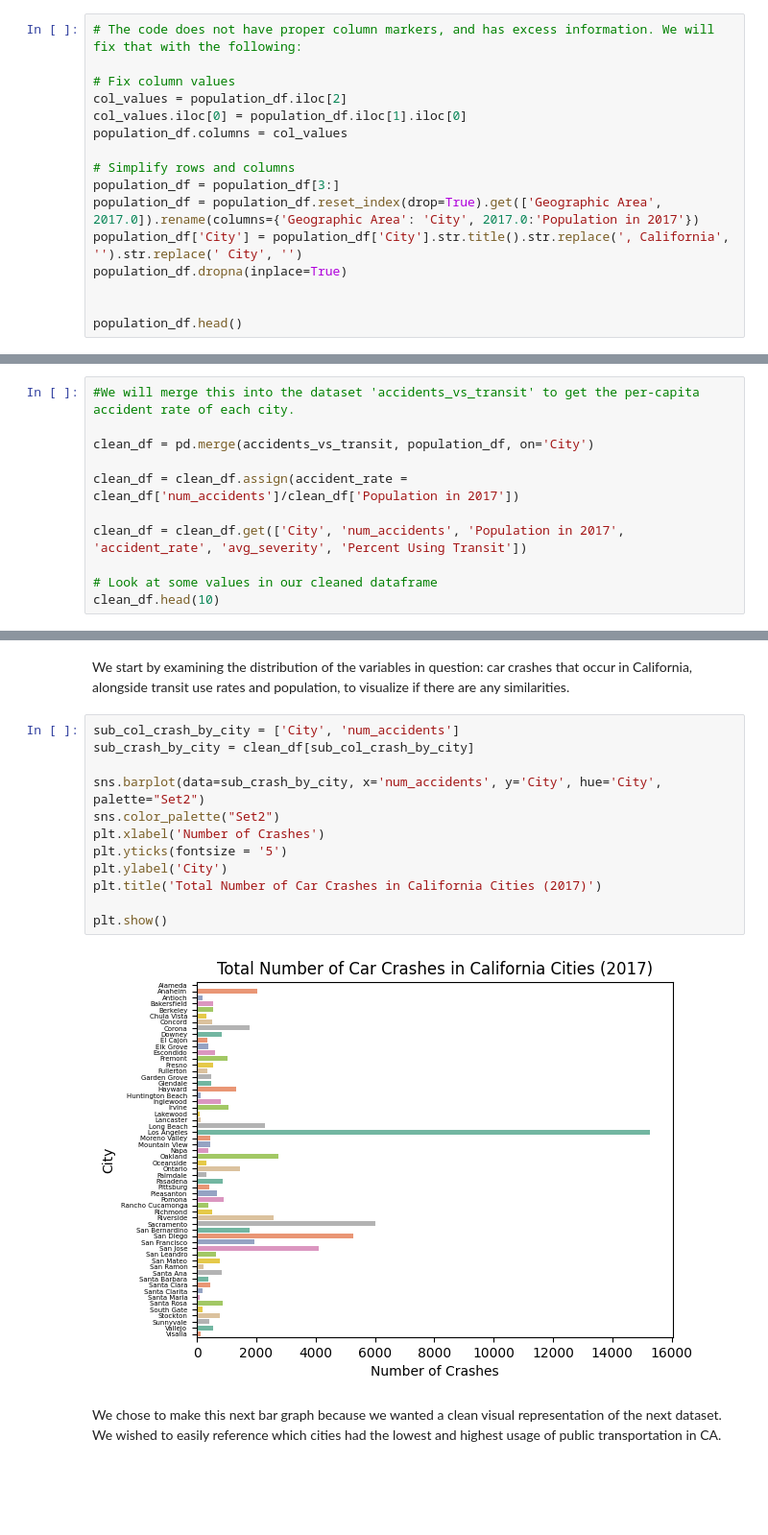
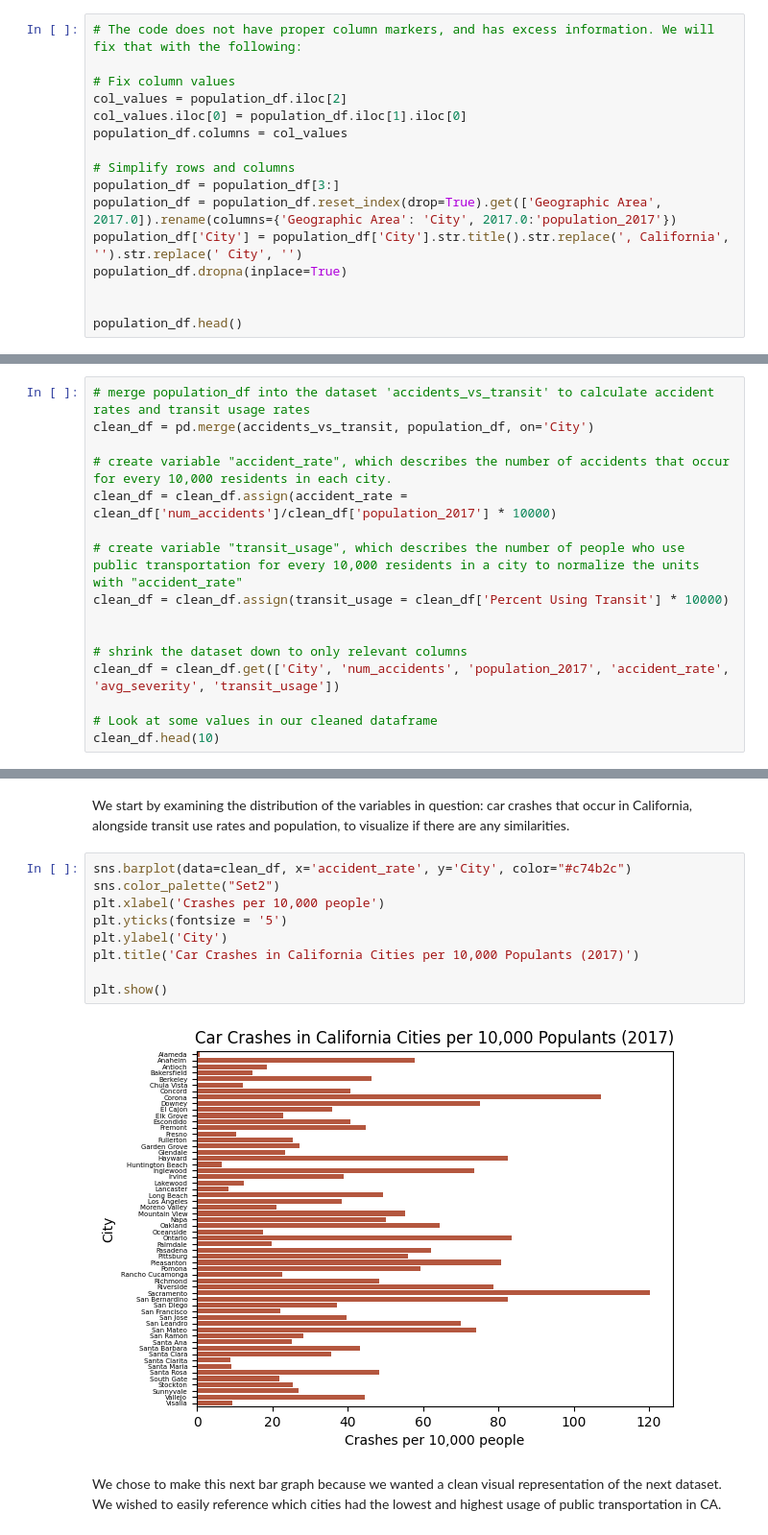
Before and after one commit to COGS108/Group099_WI24, a Jupyter notebook: FinalProject_Group099_WI24.ipynb, the cells around one changed output, grey strips where cells are left out. Shown: that part at 96% size. Drawn from its saved outputs; the diff is of its cells as text; blank space fills up the shorter version.

```diff
--- a/FinalProject_Group099_WI24.ipynb
+++ b/FinalProject_Group099_WI24.ipynb
@@ -214,7 +214,7 @@ population_df.columns = col_values
 
 # Simplify rows and columns
 population_df = population_df[3:]
-population_df = population_df.reset_index(drop=True).get(['Geographic Area', 2017.0]).rename(columns={'Geographic Area': 'City', 2017.0:'Population in 2017'})
+population_df = population_df.reset_index(drop=True).get(['Geographic Area', 2017.0]).rename(columns={'Geographic Area': 'City', 2017.0:'population_2017'})
 population_df['City'] = population_df['City'].str.title().str.replace(', California', '').str.replace(' City', '')
 population_df.dropna(inplace=True)
 
@@ -228,13 +228,18 @@ population_df.head()
 | 3 | Albany | 20076.0 |
 | 4 | Alhambra | 84878.0 |
 # %%
-#We will merge this into the dataset 'accidents_vs_transit' to get the per-capita accident rate of each city.
-
+# merge population_df into the dataset 'accidents_vs_transit' to calculate accident rates and transit usage rates
 clean_df = pd.merge(accidents_vs_transit, population_df, on='City')
 
-clean_df = clean_df.assign(accident_rate = clean_df['num_accidents']/clean_df['Population in 2017'])
+# create variable "accident_rate", which describes the number of accidents that occur for every 10,000 residents in each city.
+clean_df = clean_df.assign(accident_rate = clean_df['num_accidents']/clean_df['population_2017'] * 10000)
 
-clean_df = clean_df.get(['City', 'num_accidents', 'Population in 2017', 'accident_rate', 'avg_severity', 'Percent Using Transit'])
+# create variable "transit_usage", which describes the number of people who use public transportation for every 10,000 residents in a city to normalize the units with "accident_rate"
+clean_df = clean_df.assign(transit_usage = clean_df['Percent Using Transit'] * 10000)
+
+
+# shrink the dataset down to only relevant columns
+clean_df = clean_df.get(['City', 'num_accidents', 'population_2017', 'accident_rate', 'avg_severity', 'transit_usage'])
 
 # Look at some values in our cleaned dataframe
 clean_df.head(10)
@@ -259,19 +264,16 @@ Through cleaning the data, it can be observed that the length of our dataset sho
 # %% [markdown]
 We start by examining the distribution of the variables in question: car crashes that occur in California, alongside transit use rates and population, to visualize if there are any similarities.
 # %%
-sub_col_crash_by_city = ['City', 'num_accidents']
-sub_crash_by_city = clean_df[sub_col_crash_by_city]
-
-sns.barplot(data=sub_crash_by_city, x='num_accidents', y='City', hue='City', palette="Set2")
+sns.barplot(data=clean_df, x='accident_rate', y='City', color="#c74b2c")
 sns.color_palette("Set2")
-plt.xlabel('Number of Crashes')
+plt.xlabel('Crashes per 10,000 people')
 plt.yticks(fontsize = '5')
 plt.ylabel('City')
-plt.title('Total Number of Car Crashes in California Cities (2017)')
+plt.title('Car Crashes in California Cities per 10,000 Populants (2017)')
 
 plt.show()
 # %% [output]
-[figure, old version]
+[figure, new version]
 # %% [markdown]
 We chose to make this next bar graph because we wanted a clean visual representation of the next dataset. We wished to easily reference which cities had the lowest and highest usage of public transportation in CA.
 # %%
```
Also changed, not shown: parts of 33 cells of this notebook.
